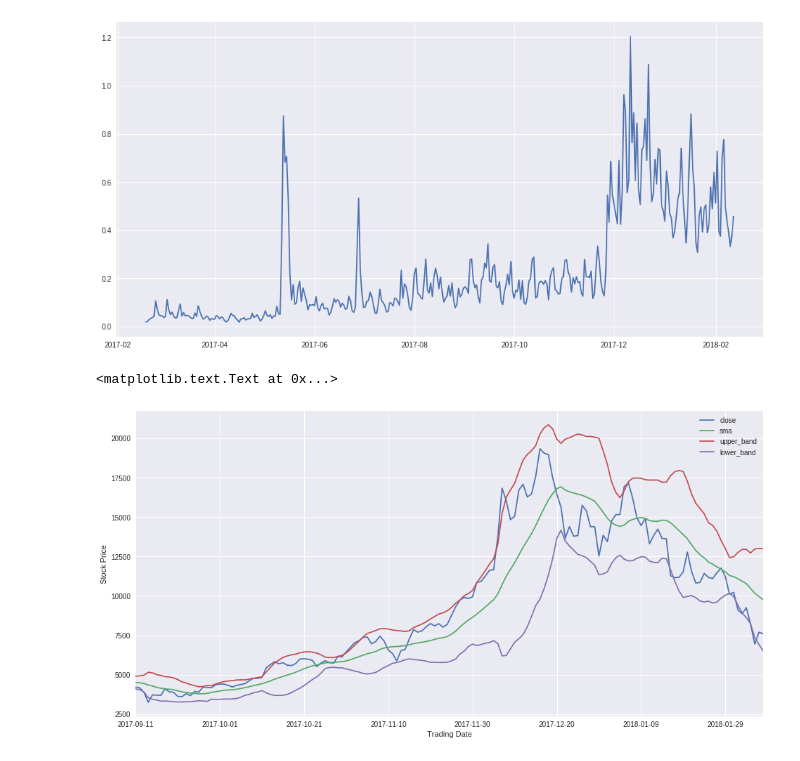
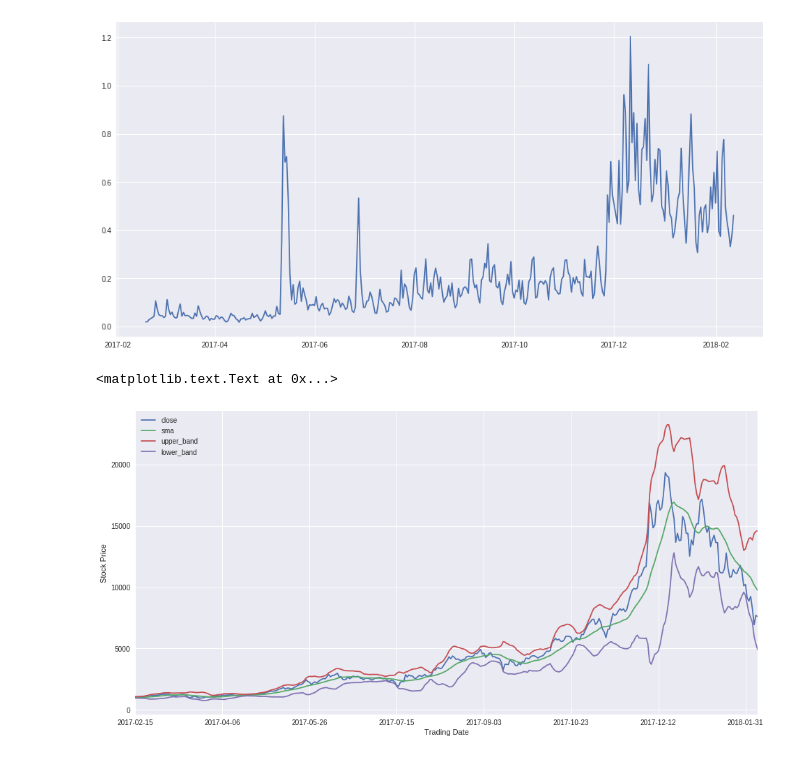
Before and after one commit to machineLearningCryptos/cryptoForecasting, a Jupyter notebook: crypto_forecasting.ipynb, the cells around one changed output. Cells and saved outputs as stored; diff of their text form; code cells hidden in the pictures.

```diff
--- a/crypto_forecasting.ipynb
+++ b/crypto_forecasting.ipynb
@@ -57,8 +57,8 @@ def calc_bollinger_bands(prices, window=30):
     """
     prices['std'] = prices['close'].rolling(window=window).std()
     prices['sma'] = calc_sma(prices, window)
-    prices['upper_band'] = prices['sma'] + 2 * prices['std']
-    prices['lower_band'] = prices['sma'] - 2 * prices['std']
+    prices['upper_band'] = prices['sma'] + 3 * prices['std']
+    prices['lower_band'] = prices['sma'] - 3 * prices['std']
     prices['band_value'] = (prices['close'] - prices['sma']) / (2 * prices['std'])
     return prices
 
@@ -130,9 +130,9 @@ def calc_stats(prices, days_out=5, dropna=False, add_params=True):
     return prices
 # %%
 df2 = calc_stats(df, days_out=5, dropna=True, add_params=True)
-ax = df2[['close', 'sma', 'upper_band', 'lower_band']].iloc[-150:, :].plot()
+ax = df2[['close', 'sma', 'upper_band', 'lower_band']].iloc[-len(media):, :].plot()
 ax.set_ylabel('Stock Price')
 ax.set_xlabel('Trading Date')
 # %% [output]
 <matplotlib.text.Text at 0x...>
-[figure, old version]
+[figure, new version]
```
Also changed, not shown: parts of 4 cells of this notebook.
